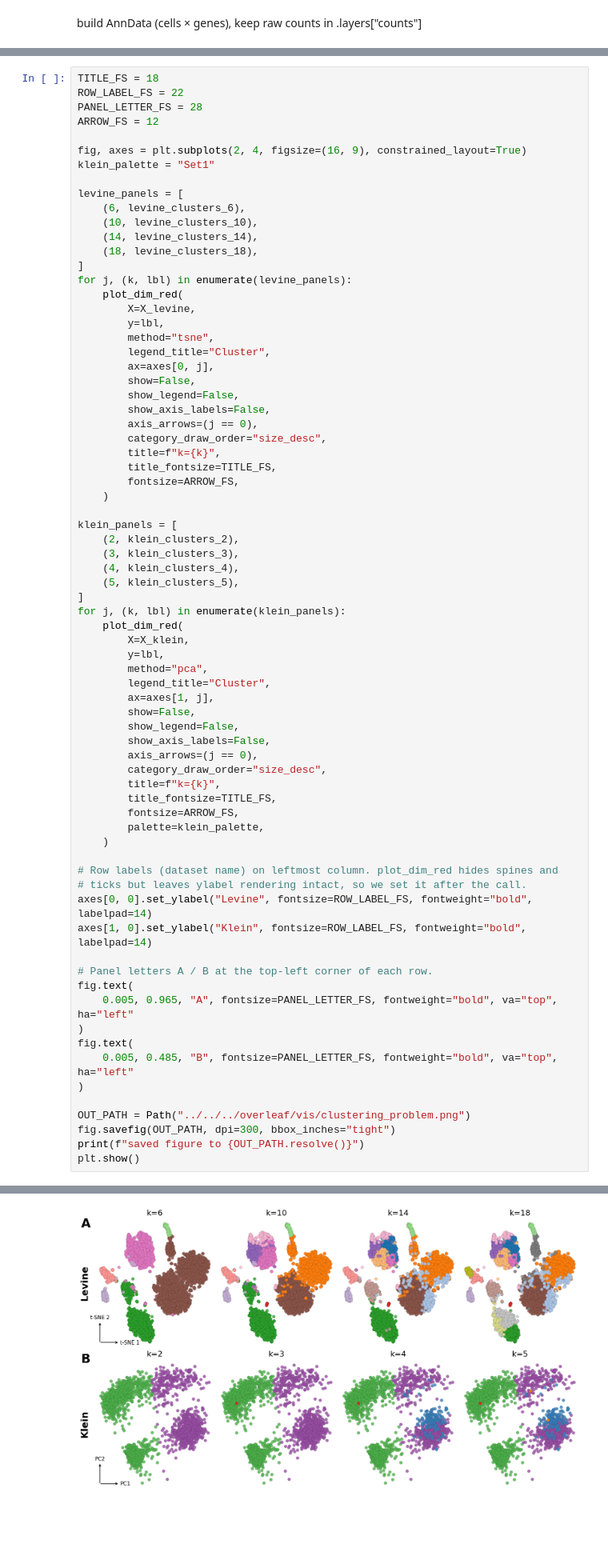
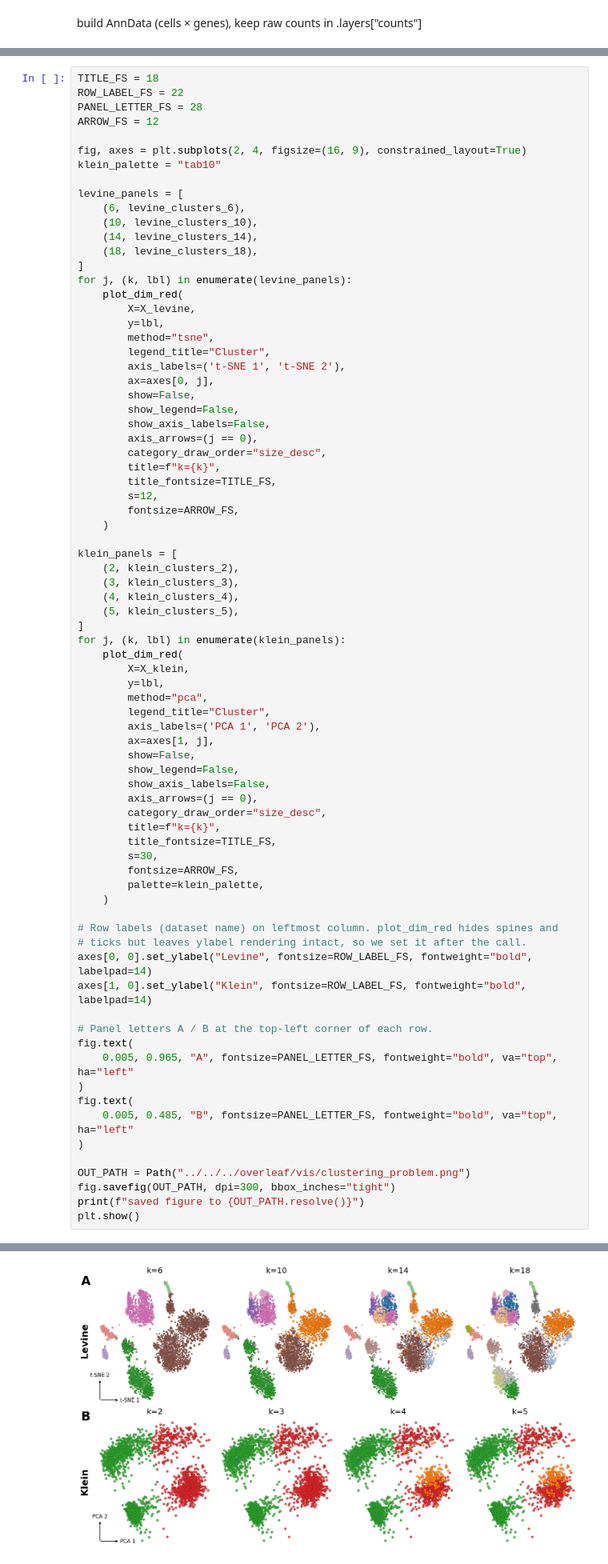
Before and after one commit to DataSlingers/CARVE, a Jupyter notebook: notebooks/case_studies/Motivation.ipynb, the cells around one changed output, grey strips where cells are left out. Shown at 80% size. Saved outputs shown, nothing was run; the diff lists cells and outputs as text; blank space fills up the shorter version.

```diff
--- a/notebooks/case_studies/Motivation.ipynb
+++ b/notebooks/case_studies/Motivation.ipynb
@@ -381,7 +381,7 @@ PANEL_LETTER_FS = 28
 ARROW_FS = 12
 
 fig, axes = plt.subplots(2, 4, figsize=(16, 9), constrained_layout=True)
-klein_palette = "Set1"
+klein_palette = "tab10"
 
 levine_panels = [
     (6, levine_clusters_6),
@@ -395,6 +395,7 @@ for j, (k, lbl) in enumerate(levine_panels):
         y=lbl,
         method="tsne",
         legend_title="Cluster",
+        axis_labels=('t-SNE 1', 't-SNE 2'),
         ax=axes[0, j],
         show=False,
         show_legend=False,
@@ -403,6 +404,7 @@ for j, (k, lbl) in enumerate(levine_panels):
         category_draw_order="size_desc",
         title=f"k={k}",
         title_fontsize=TITLE_FS,
+        s=12,
         fontsize=ARROW_FS,
     )
 
@@ -418,37 +420,39 @@ for j, (k, lbl) in enumerate(klein_panels):
         y=lbl,
         method="pca",
         legend_title="Cluster",
+        axis_labels=('PCA 1', 'PCA 2'),
         ax=axes[1, j],
         show=False,
         show_legend=False,
         show_axis_labels=False,
         axis_arrows=(j == 0),
         category_draw_order="size_desc",
         title=f"k={k}",
         title_fontsize=TITLE_FS,
+        s=30,
         fontsize=ARROW_FS,
         palette=klein_palette,
     )
 
 # Row labels (dataset name) on leftmost column. plot_dim_red hides spines and
 # ticks but leaves ylabel rendering intact, so we set it after the call.
 axes[0, 0].set_ylabel("Levine", fontsize=ROW_LABEL_FS, fontweight="bold", labelpad=14)
 axes[1, 0].set_ylabel("Klein", fontsize=ROW_LABEL_FS, fontweight="bold", labelpad=14)
 
 # Panel letters A / B at the top-left corner of each row.
 fig.text(
     0.005, 0.965, "A", fontsize=PANEL_LETTER_FS, fontweight="bold", va="top", ha="left"
 )
 fig.text(
     0.005, 0.485, "B", fontsize=PANEL_LETTER_FS, fontweight="bold", va="top", ha="left"
 )
 
 OUT_PATH = Path("../../../overleaf/vis/clustering_problem.png")
 fig.savefig(OUT_PATH, dpi=300, bbox_inches="tight")
 print(f"saved figure to {OUT_PATH.resolve()}")
 plt.show()
 # %% [output]
 saved figure to /Users/kaiwycik/GitHub/ClusteringValidation/overleaf/vis/clustering_problem.png
-[figure, old version]
+[figure, new version]
 # %% [markdown]
 ---
```
Also changed, not shown: parts of 1 cell of this notebook, 7 other files.
